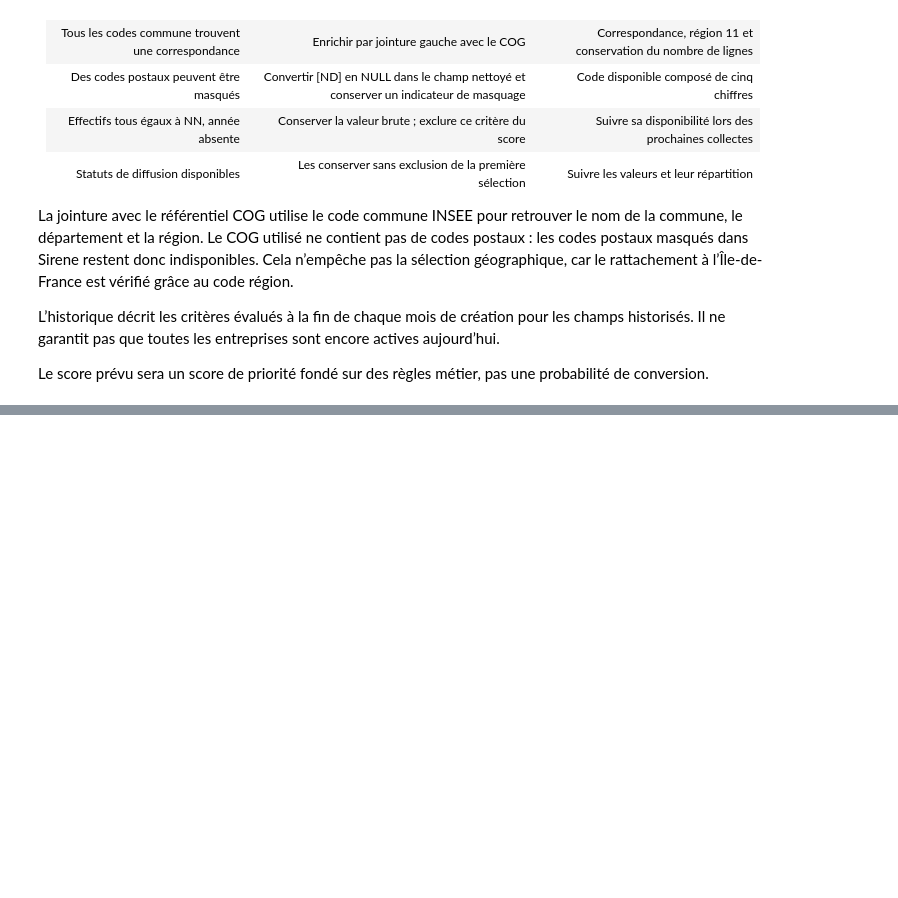
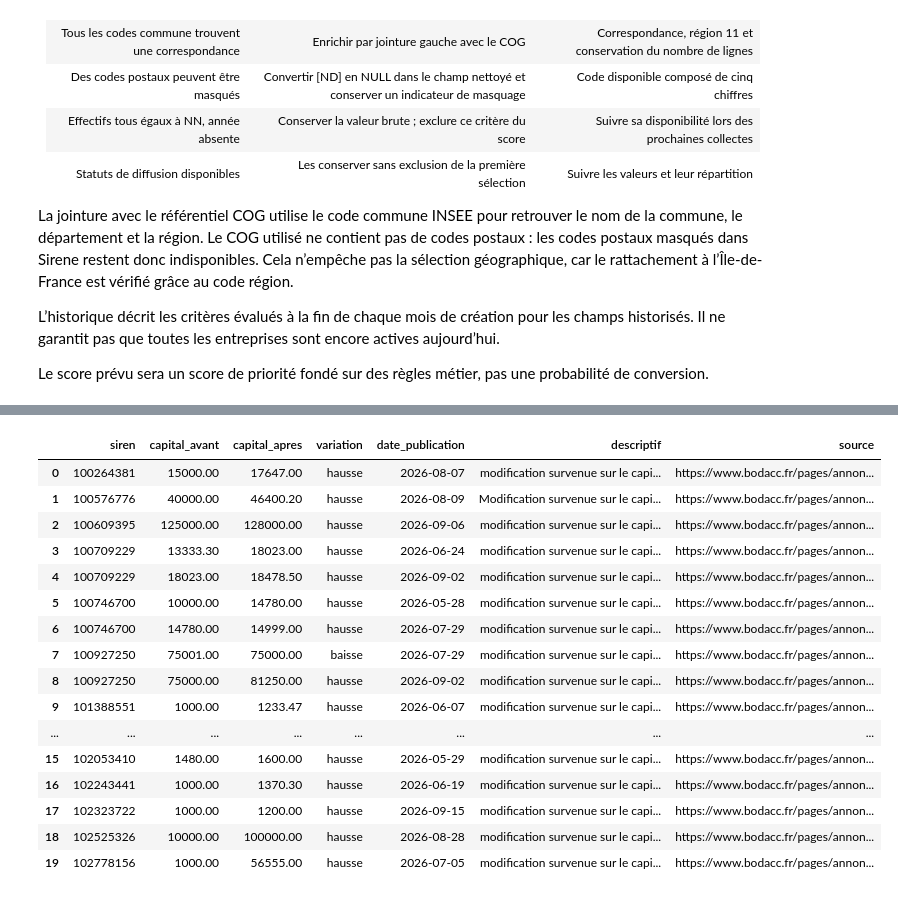
Before and after one commit to maussangceline-ops/prospection-b2b, a Jupyter notebook: exploration.ipynb, the cells around one changed output, grey strips where cells are left out. Saved outputs shown, nothing was run; the diff lists cells and outputs as text; code cells hidden in the pictures; blank space fills up the shorter version.

```diff
--- a/exploration.ipynb
+++ b/exploration.ipynb
@@ -898,0 +990,43 @@ print(
+# %%
+import duckdb
+
+connexion = duckdb.connect(
+    "data/warehouse/prospection.duckdb",
+    read_only=True
+)
+
+df_variations = connexion.sql("""
+    SELECT
+        siren,
+        json_extract_string(donnees, '$.capital_avant') AS capital_avant,
+        json_extract_string(donnees, '$.capital_apres') AS capital_apres,
+        json_extract_string(donnees, '$.variation_observee') AS variation,
+        json_extract_string(donnees, '$.date_publication_apres')
+            AS date_publication,
+        json_extract_string(donnees, '$.descriptif') AS descriptif,
+        json_extract_string(donnees, '$.url_annonce_apres') AS source
+    FROM raw.capital_variations_a_confirmer
+    ORDER BY siren, date_publication
+""").df()
+
+connexion.close()
+
+display(df_variations.head(20))
+# %% [output]
+|  | siren | capital_avant | capital_apres | variation | date_publication | descriptif | source |
+| 0 | 100264381 | 15000.00 | 17647.00 | hausse | 2026-08-07 | modification survenue sur le capi... | https://www.bodacc.fr/pages/annon... |
+| 1 | 100576776 | 40000.00 | 46400.20 | hausse | 2026-08-09 | Modification survenue sur le capi... | https://www.bodacc.fr/pages/annon... |
+| 2 | 100609395 | 125000.00 | 128000.00 | hausse | 2026-09-06 | modification survenue sur le capi... | https://www.bodacc.fr/pages/annon... |
+| 3 | 100709229 | 13333.30 | 18023.00 | hausse | 2026-06-24 | modification survenue sur le capi... | https://www.bodacc.fr/pages/annon... |
+| 4 | 100709229 | 18023.00 | 18478.50 | hausse | 2026-09-02 | modification survenue sur le capi... | https://www.bodacc.fr/pages/annon... |
+| 5 | 100746700 | 10000.00 | 14780.00 | hausse | 2026-05-28 | modification survenue sur le capi... | https://www.bodacc.fr/pages/annon... |
+| 6 | 100746700 | 14780.00 | 14999.00 | hausse | 2026-07-29 | modification survenue sur le capi... | https://www.bodacc.fr/pages/annon... |
+| 7 | 100927250 | 75001.00 | 75000.00 | baisse | 2026-07-29 | modification survenue sur le capi... | https://www.bodacc.fr/pages/annon... |
+| 8 | 100927250 | 75000.00 | 81250.00 | hausse | 2026-09-02 | modification survenue sur le capi... | https://www.bodacc.fr/pages/annon... |
+| 9 | 101388551 | 1000.00 | 1233.47 | hausse | 2026-06-07 | modification survenue sur le capi... | https://www.bodacc.fr/pages/annon... |
+| ... | ... | ... | ... | ... | ... | ... | ... |
+| 15 | 102053410 | 1480.00 | 1600.00 | hausse | 2026-05-29 | modification survenue sur le capi... | https://www.bodacc.fr/pages/annon... |
+| 16 | 102243441 | 1000.00 | 1370.30 | hausse | 2026-06-19 | modification survenue sur le capi... | https://www.bodacc.fr/pages/annon... |
+| 17 | 102323722 | 1000.00 | 1200.00 | hausse | 2026-09-15 | modification survenue sur le capi... | https://www.bodacc.fr/pages/annon... |
+| 18 | 102525326 | 10000.00 | 100000.00 | hausse | 2026-08-28 | modification survenue sur le capi... | https://www.bodacc.fr/pages/annon... |
+| 19 | 102778156 | 1000.00 | 56555.00 | hausse | 2026-07-05 | modification survenue sur le capi... | https://www.bodacc.fr/pages/annon... |
```
Also changed, not shown: parts of 6 cells of this notebook.
